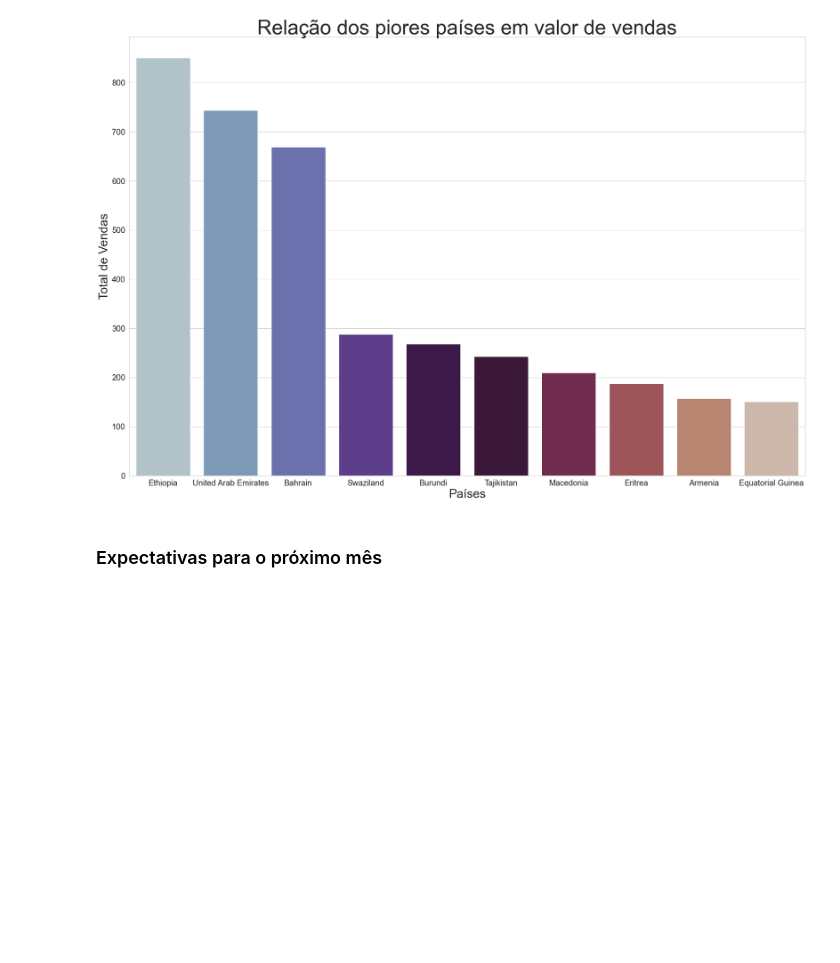
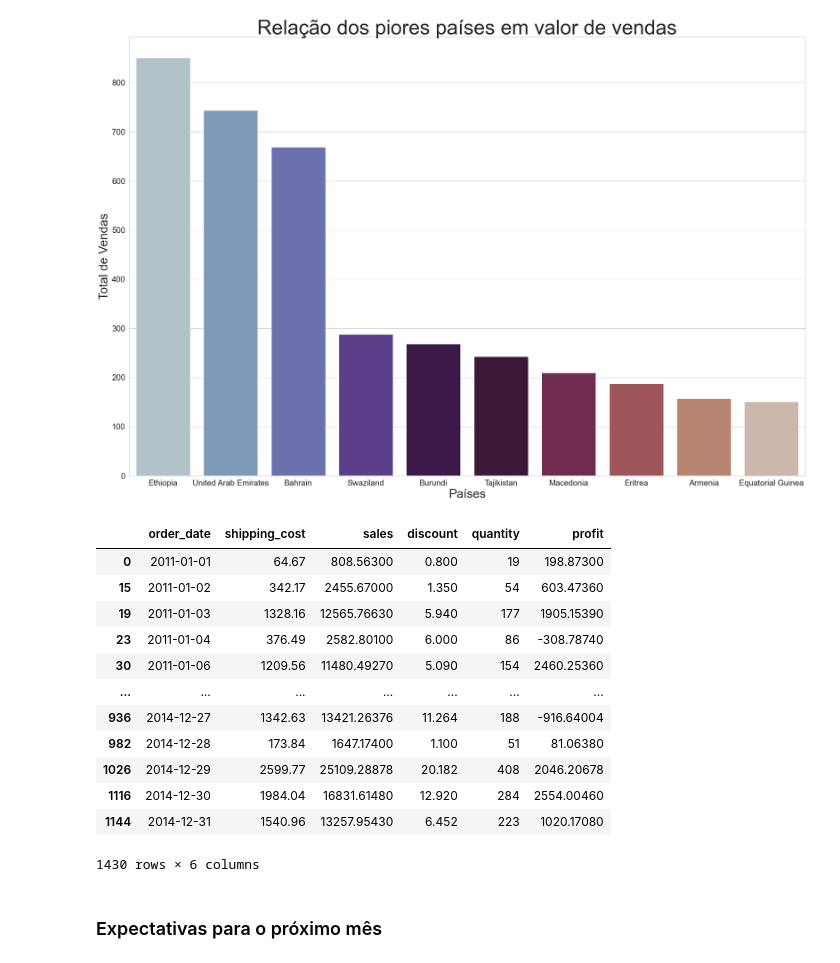
Before and after one commit to vector-b/alipaga_store_sales, a Jupyter notebook: Case.ipynb, the cells around one changed output. Drawn from its saved outputs; the diff is of its cells as text; code cells hidden in the pictures; blank space fills up the shorter version.

```diff
--- a/Case.ipynb
+++ b/Case.ipynb
@@ -133,6 +143,30 @@ b.set_ylabel("Total de Vendas",fontsize=30)
 b.tick_params(labelsize=20)
 # %% [output]
 [figure]
+# %%
+data_ = df[["order_date","shipping_cost","discount","sales","quantity","profit"]]
+# %%
+data_ = data_.groupby(["order_date"])["shipping_cost","sales","discount","quantity",
+                                      "profit"].sum().reset_index()
+#dff = df_sales.groupby(["country"]).sales.sum().reset_index()
+# %%
+data_['order_date'] = pd.to_datetime(data_.order_date)
+data_ = data_.sort_values(by="order_date")
+data_
+# %% [output]
+|  | order_date | shipping_cost | sales | discount | quantity | profit |
+| 0 | 2011-01-01 | 64.67 | 808.56300 | 0.800 | 19 | 198.87300 |
+| 15 | 2011-01-02 | 342.17 | 2455.67000 | 1.350 | 54 | 603.47360 |
+| 19 | 2011-01-03 | 1328.16 | 12565.76630 | 5.940 | 177 | 1905.15390 |
+| 23 | 2011-01-04 | 376.49 | 2582.80100 | 6.000 | 86 | -308.78740 |
+| 30 | 2011-01-06 | 1209.56 | 11480.49270 | 5.090 | 154 | 2460.25360 |
+| ... | ... | ... | ... | ... | ... | ... |
+| 936 | 2014-12-27 | 1342.63 | 13421.26376 | 11.264 | 188 | -916.64004 |
+| 982 | 2014-12-28 | 173.84 | 1647.17400 | 1.100 | 51 | 81.06380 |
+| 1026 | 2014-12-29 | 2599.77 | 25109.28878 | 20.182 | 408 | 2046.20678 |
+| 1116 | 2014-12-30 | 1984.04 | 16831.61480 | 12.920 | 284 | 2554.00460 |
+| 1144 | 2014-12-31 | 1540.96 | 13257.95430 | 6.452 | 223 | 1020.17080 |
+1430 rows × 6 columns
 # %% [markdown]
 ### Expectativas para o próximo mês
 # %%
```
Also changed, not shown: parts of 2 cells of this notebook.
